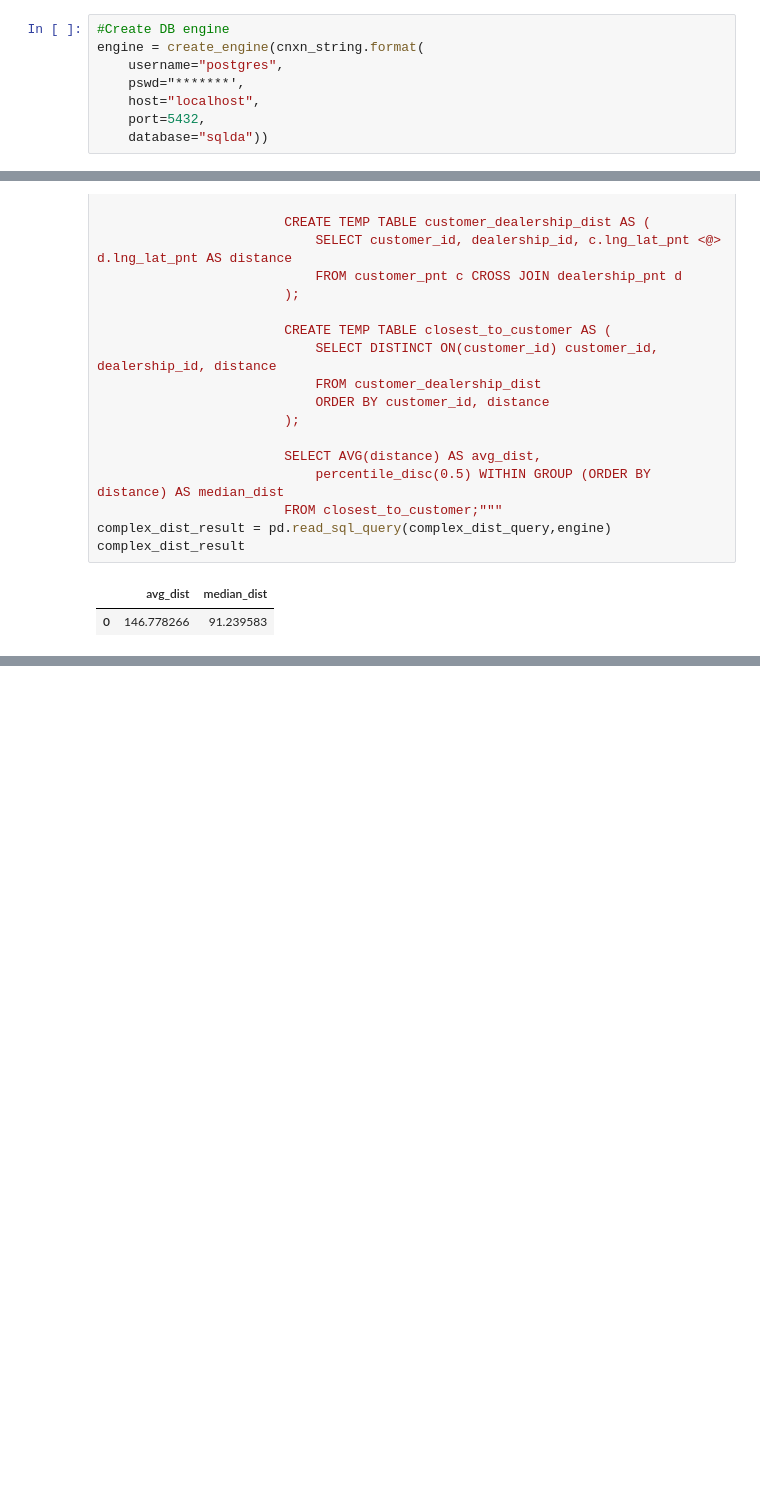
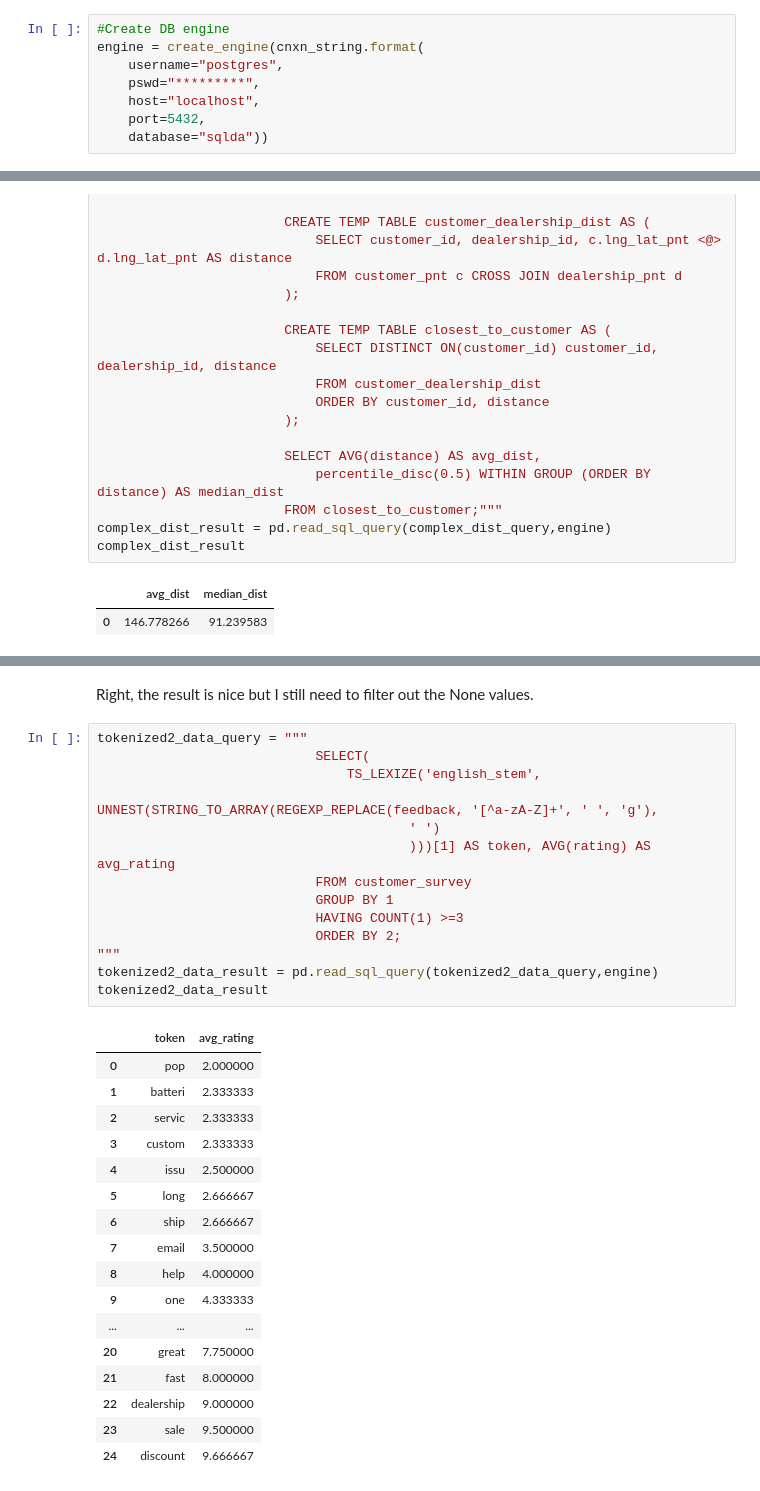
Before and after one commit to strigdima/SQL_Portfolio, a Jupyter notebook: SQL_Porfolio_2.ipynb, the cells around one changed output, grey strips where cells are left out. Drawn from its saved outputs; the diff is of its cells as text; blank space fills up the shorter version.

```diff
--- a/SQL_Porfolio_2.ipynb
+++ b/SQL_Porfolio_2.ipynb
@@ -11,7 +11,7 @@ cnxn_string =("postgresql+psycopg2://{username}:{pswd}"
 #Create DB engine
 engine = create_engine(cnxn_string.format(
     username="postgres",
-    pswd="*******',
+    pswd="*********",
     host="localhost",
     port=5432,
     database="sqlda"))
@@ -92,0 +158,34 @@ complex_dist_result
+# %% [markdown]
+Right, the result is nice but I still need to filter out the None values.
+# %%
+tokenized2_data_query = """
+                            SELECT(
+                                TS_LEXIZE('english_stem',
+                                        UNNEST(STRING_TO_ARRAY(REGEXP_REPLACE(feedback, '[^a-zA-Z]+', ' ', 'g'),
+                                        ' ')
+                                        )))[1] AS token, AVG(rating) AS avg_rating
+                            FROM customer_survey
+                            GROUP BY 1
+                            HAVING COUNT(1) >=3
+                            ORDER BY 2;
+"""
+tokenized2_data_result = pd.read_sql_query(tokenized2_data_query,engine)
+tokenized2_data_result
+# %% [output]
+|  | token | avg_rating |
+| 0 | pop | 2.000000 |
+| 1 | batteri | 2.333333 |
+| 2 | servic | 2.333333 |
+| 3 | custom | 2.333333 |
+| 4 | issu | 2.500000 |
+| 5 | long | 2.666667 |
+| 6 | ship | 2.666667 |
+| 7 | email | 3.500000 |
+| 8 | help | 4.000000 |
+| 9 | one | 4.333333 |
+| ... | ... | ... |
+| 20 | great | 7.750000 |
+| 21 | fast | 8.000000 |
+| 22 | dealership | 9.000000 |
+| 23 | sale | 9.500000 |
+| 24 | discount | 9.666667 |
```
Also changed, not shown: parts of 7 cells of this notebook.
